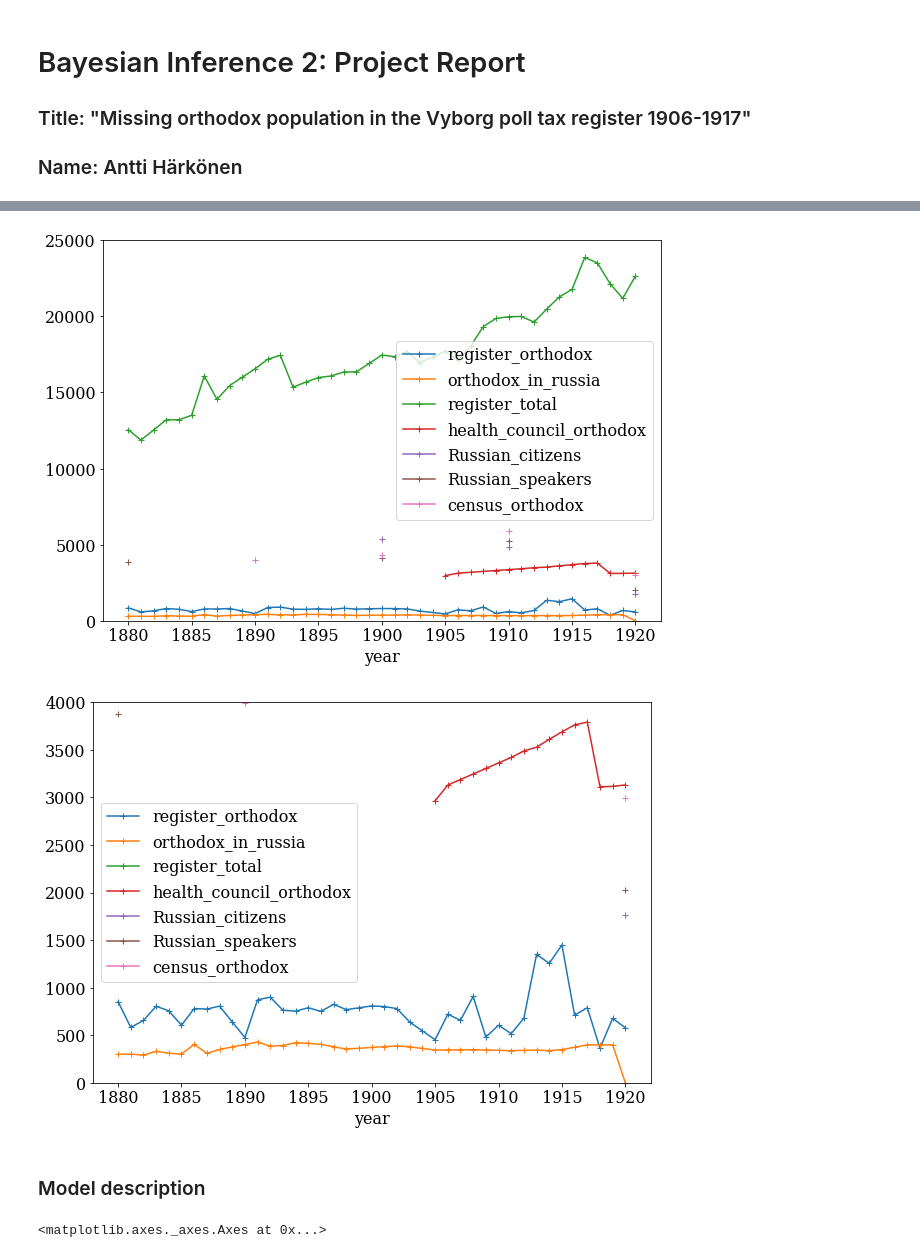
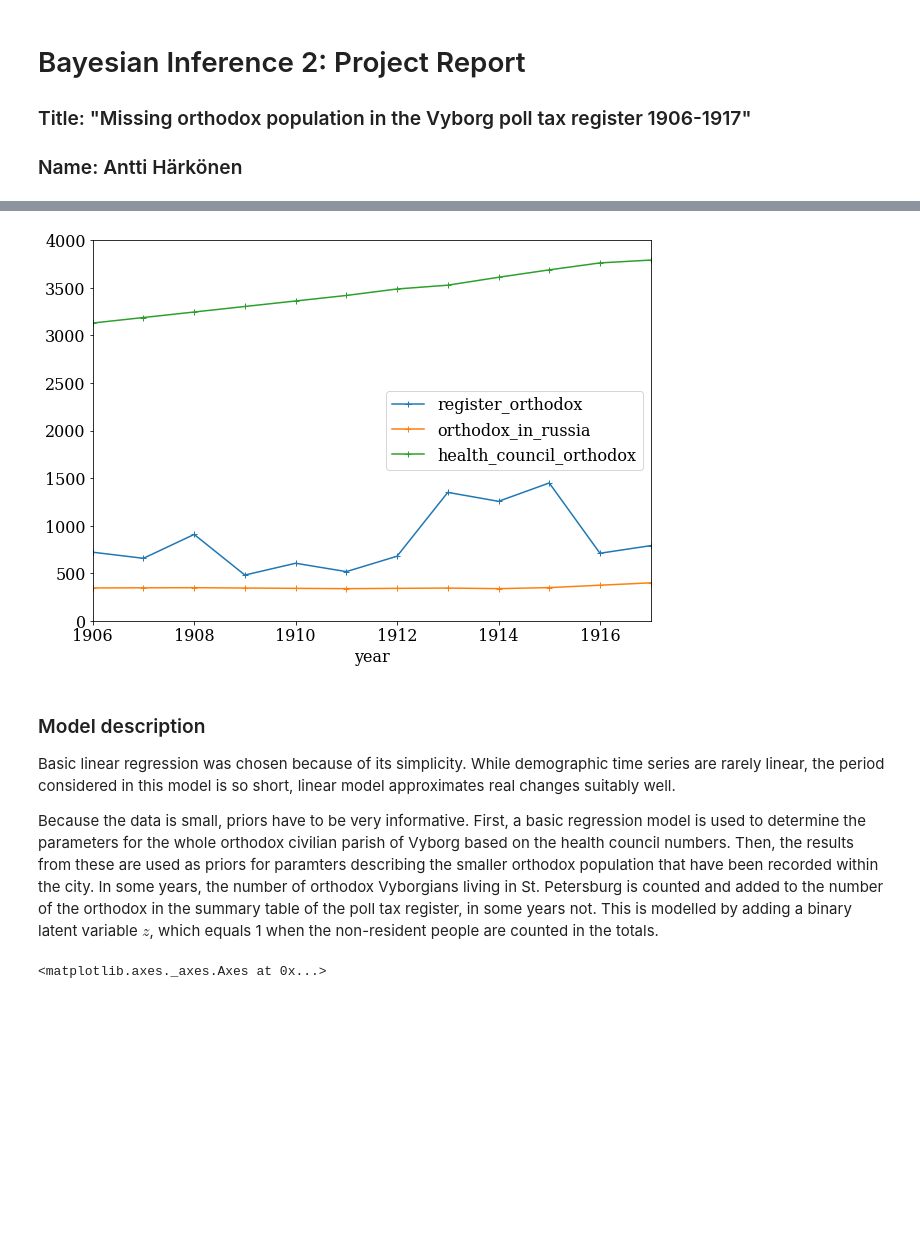
Before and after one commit to AnttiHaerkoenen/BAY1, a Jupyter notebook: BAY2_ReportForm.ipynb, the cells around one changed output, grey strips where cells are left out. Saved outputs shown, nothing was run; the diff lists cells and outputs as text; code cells hidden in the pictures; blank space fills up the shorter version.

```diff
--- a/BAY2_ReportForm.ipynb
+++ b/BAY2_ReportForm.ipynb
@@ -86,47 +85,48 @@ districts_in_city = [
     'Havi',
     'Saunalahti',
     'Pietarin_esikaupunki',
 ]
 
 poll_tax = pd.read_csv(data_dir / 'poll_tax_register.csv', index_col=0)
 poll_tax['orthodox'] = poll_tax['orthodox'].interpolate(method='linear')
 poll_tax['in_russia_orthodox'] = poll_tax['in_russia_orthodox'].interpolate(method='linear', limit=2).fillna(0)
 poll_tax['total'] = (poll_tax.total_women + poll_tax.total_men).interpolate(method='linear')
 remove = poll_tax.in_russia_orthodox.copy()
 remove.loc['1906':] = 0
 poll_tax['orthodox'] = poll_tax.orthodox - remove
 health_council = pd.read_csv(data_dir / 'health_council.csv', index_col=0).pop_orthodox
 health_council = health_council.reindex(range(1880, 1921), fill_value=np.nan).interpolate(method='slinear')
 foreigners = pd.read_csv(data_dir / 'foreigners.csv', index_col=0).russia
 language = pd.read_csv(data_dir / 'language.csv', index_col=0).russian
 religion = pd.read_csv(data_dir / 'religion.csv', index_col=0).orthodox
 data = pd.DataFrame([
     poll_tax.orthodox,
     poll_tax.in_russia_orthodox,
-    poll_tax.total,
     health_council,
-    foreigners,
-    language,
-    religion,
 ]).T
 data.columns = [
     'register_orthodox',
     'orthodox_in_russia',
-    'register_total',
     'health_council_orthodox',
-    'Russian_citizens',
-    'Russian_speakers',
-    'census_orthodox',
 ]
 # data.interpolate(method='linear', inplace=True)
-data.plot(marker='+', legend=True, figsize=(10, 7), ylim=(0, 25_000))
-data.plot(marker='+', legend=True, figsize=(10, 7), ylim=(0, 4_000))
+data.plot(marker='+', legend=True, figsize=(10, 7), xlim=(1906, 1917), ylim=(0, 4_000))
 plt.show()
 # %% [output]
-[figure, old version]
+[figure, new version]
-[figure, removed]
-# %% [markdown]
-### Model description
+# %% [markdown]
+### Model description
+
+Basic linear regression was chosen because of its simplicity. While demographic time series are rarely linear, the
+period considered in this model is so short, linear model approximates real changes suitably well.
+
+Because the data is small, priors have to be very informative. First, a basic regression model is used to determine the
+parameters for the whole orthodox civilian parish of Vyborg based on the health council numbers. Then, the results from
+these are used as priors for paramters describing the smaller orthodox population that have been recorded within the city.
+In some years, the number of orthodox Vyborgians living in St. Petersburg is counted and added to the number of the orthodox
+in the summary table of  the poll tax register, in some years not.
+This is modelled by adding a binary latent variable $ z $, which equals 1 when the non-resident people are counted in
+the totals.
 # %%
 import daft
 from matplotlib import rc
```
Also changed, not shown: parts of 6 cells of this notebook.
